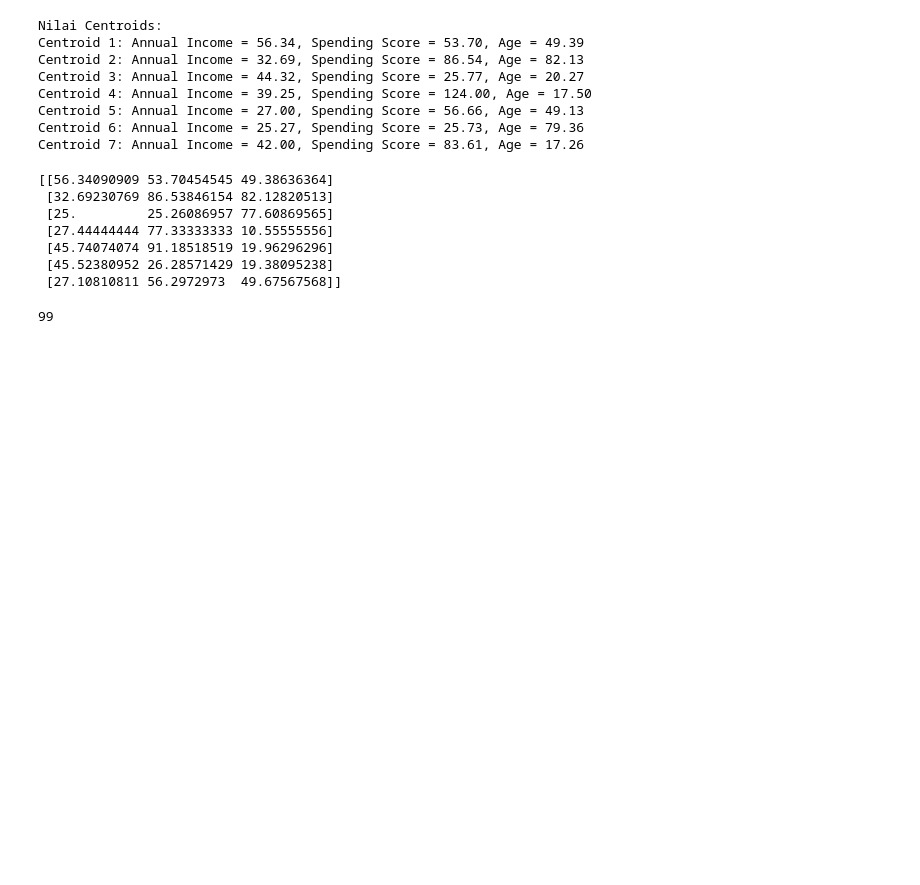
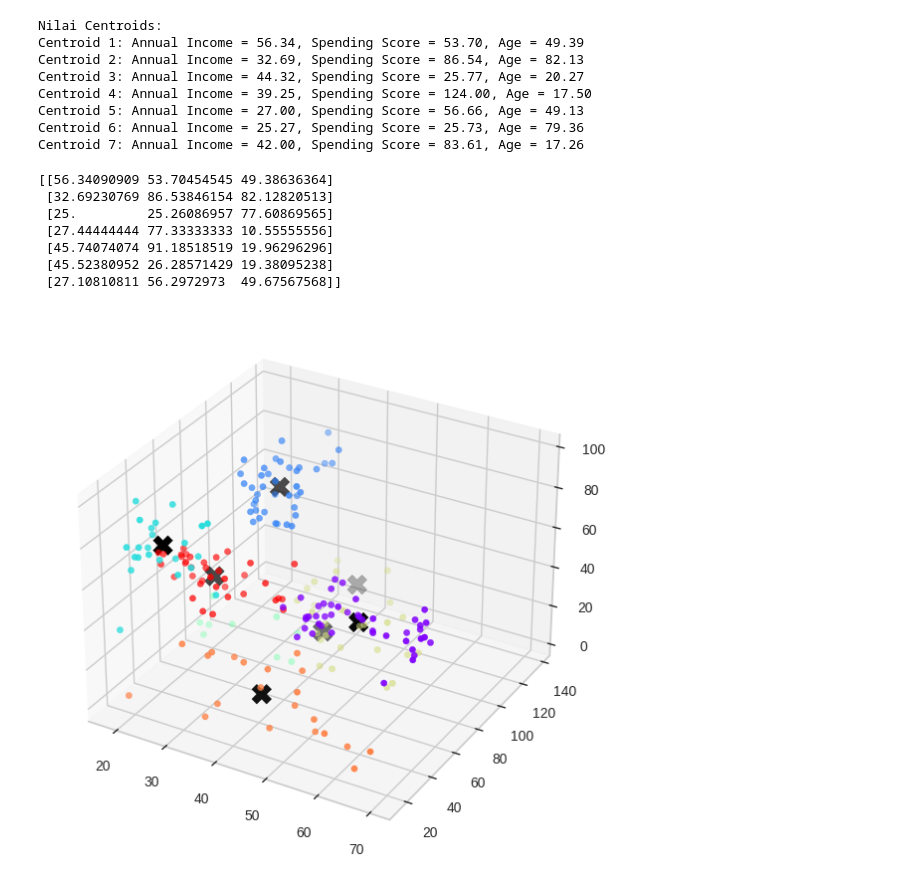
Before and after one commit to TurmaeUrsorum/repo_dicoding, a Jupyter notebook: 3. Belajar Machine Learning untuk Pemula/6. Unsupervised Learning - Clustering/clustering.ipynb, the cells around one changed output. Cells and saved outputs as stored; diff of their text form; code cells hidden in the pictures; blank space fills up the shorter version.

```diff
--- a/3. Belajar Machine Learning untuk Pemula/6. Unsupervised Learning - Clustering/clustering.ipynb
+++ b/3. Belajar Machine Learning untuk Pemula/6. Unsupervised Learning - Clustering/clustering.ipynb
@@ -630,7 +630,12 @@ print(centroids_original)
  [45.74074074 91.18518519 19.96296296]
  [45.52380952 26.28571429 19.38095238]
  [27.10810811 56.2972973  49.67567568]]
-# %%
-df["Spending Score (1-100)"].max()
-# %% [output]
-99
+# %%
+from mpl_toolkits.mplot3d import Axes3D
+fig = plt.figure(figsize=(10,7))
+ax = fig.add_subplot(111, projection='3d')
+ax.scatter(X[:,0], X[:,1], X[:,2], c=kmeans.labels_, cmap='rainbow')
+ax.scatter(centroids[:,0], centroids[:,1], centroids[:,2], c='black', s=200, marker='X')
+plt.show()
+# %% [output]
+[figure, added]
```
